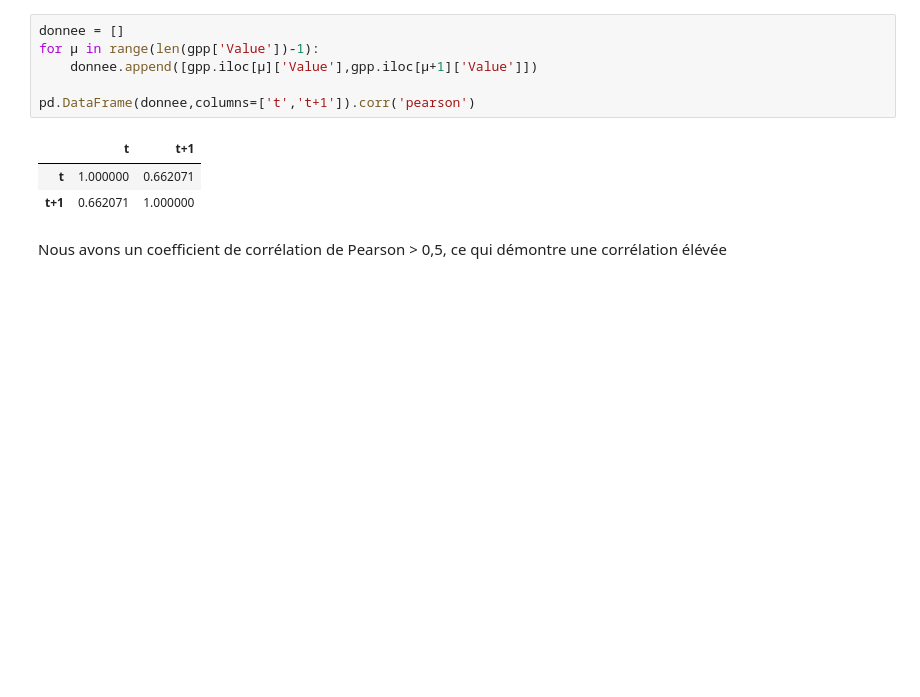
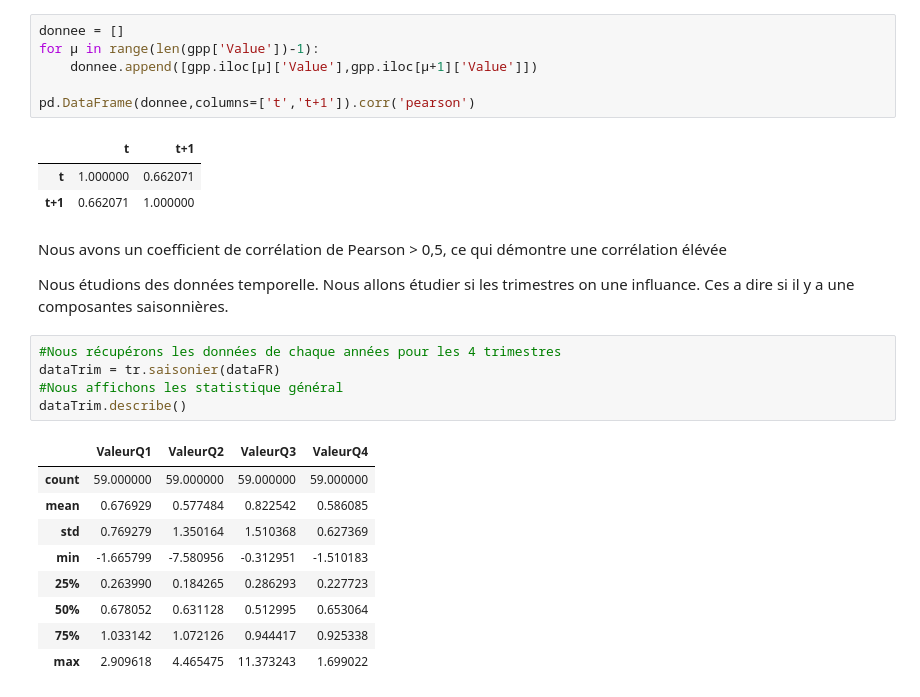
Before and after one commit to VieuL/PibOcde, a Jupyter notebook: ProjetJupyter.ipynb, the cells around one changed output. Cells and saved outputs as stored; diff of their text form; blank space fills up the shorter version.

```diff
--- a/ProjetJupyter.ipynb
+++ b/ProjetJupyter.ipynb
@@ -105,3 +105,21 @@ pd.DataFrame(donnee,columns=['t','t+1']).corr('pearson')
 | t+1 | 0.662071 | 1.000000 |
 # %% [markdown]
 Nous avons un coefficient de corrélation de Pearson > 0,5, ce qui démontre une corrélation élévée
+
+Nous étudions des données temporelle. Nous allons étudier si les trimestres on une influance.
+Ces a dire si il y a une composantes saisonnières.
+# %%
+#Nous récupérons les données de chaque années pour les 4 trimestres
+dataTrim = tr.saisonier(dataFR)
+#Nous affichons les statistique général
+dataTrim.describe()
+# %% [output]
+|  | ValeurQ1 | ValeurQ2 | ValeurQ3 | ValeurQ4 |
+| count | 59.000000 | 59.000000 | 59.000000 | 59.000000 |
+| mean | 0.676929 | 0.577484 | 0.822542 | 0.586085 |
+| std | 0.769279 | 1.350164 | 1.510368 | 0.627369 |
+| min | -1.665799 | -7.580956 | -0.312951 | -1.510183 |
+| 25% | 0.263990 | 0.184265 | 0.286293 | 0.227723 |
+| 50% | 0.678052 | 0.631128 | 0.512995 | 0.653064 |
+| 75% | 1.033142 | 1.072126 | 0.944417 | 0.925338 |
+| max | 2.909618 | 4.465475 | 11.373243 | 1.699022 |
```
Also changed, not shown: parts of 3 cells of this notebook, 1 other file.
